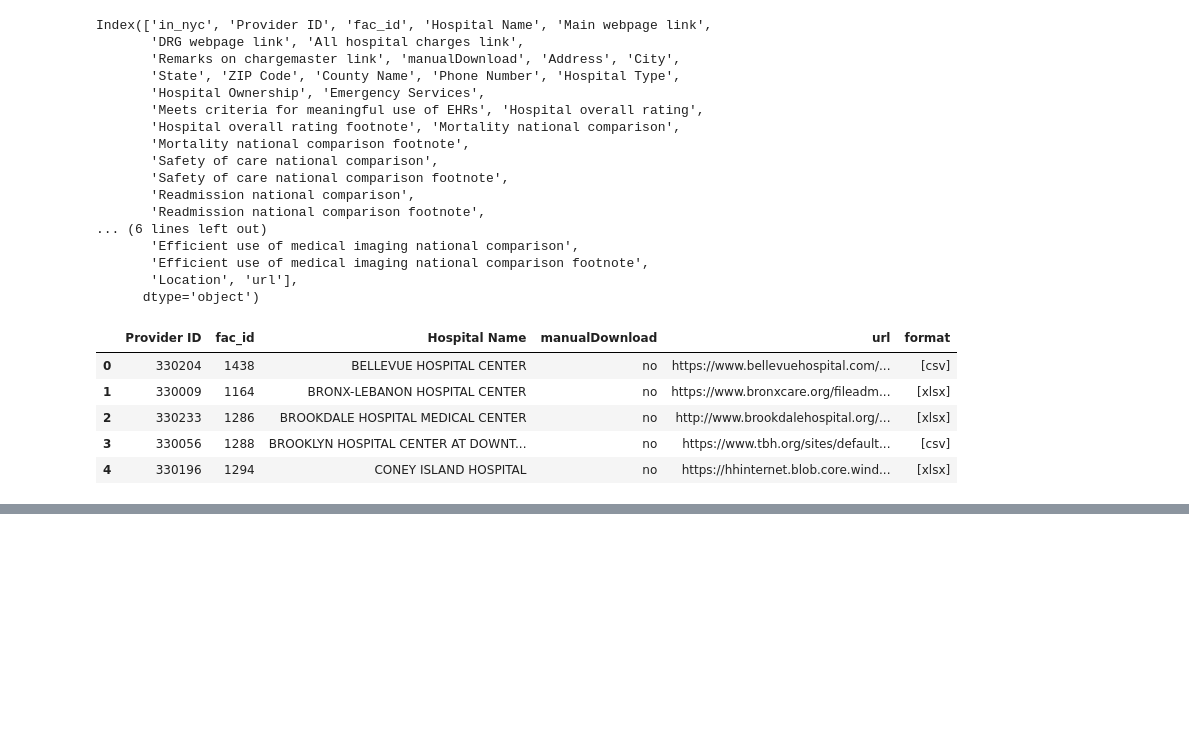
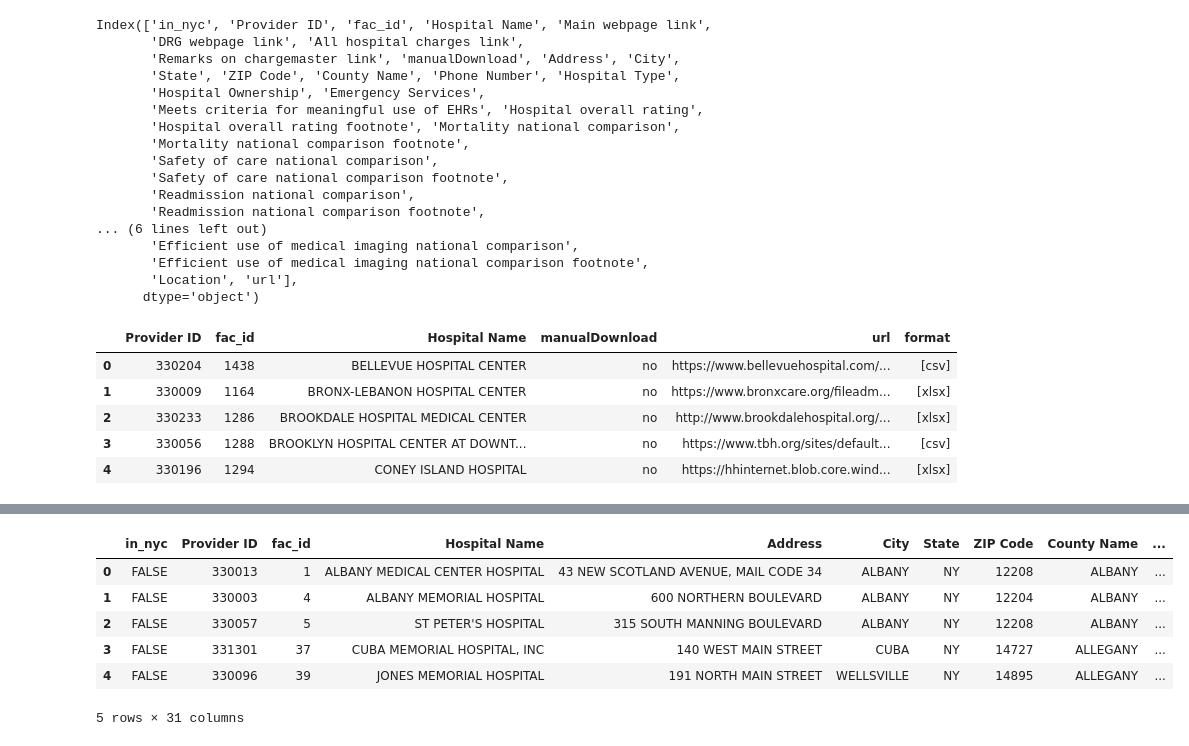
Before and after one commit to meiguan/nycHospitalPricing, a Jupyter notebook: 1_downloadHospitalMasterCharges.ipynb, the cells around one changed output, grey strips where cells are left out. Drawn from its saved outputs; the diff is of its cells as text; code cells hidden in the pictures; blank space fills up the shorter version.

```diff
--- a/1_downloadHospitalMasterCharges.ipynb
+++ b/1_downloadHospitalMasterCharges.ipynb
@@ -215,0 +226,10 @@ nysHospitals.to_csv('dataFiles/nysHealth/nysHospitalsProviderIdFacilityIdCrossWa
+# %%
+nysHospitals.head()
+# %% [output]
+|  | in_nyc | Provider ID | fac_id | Hospital Name | Address | City | State | ZIP Code | County Name | ... |
+| 0 | FALSE | 330013 | 1 | ALBANY MEDICAL CENTER HOSPITAL | 43 NEW SCOTLAND AVENUE, MAIL CODE 34 | ALBANY | NY | 12208 | ALBANY | ... |
+| 1 | FALSE | 330003 | 4 | ALBANY MEMORIAL HOSPITAL | 600 NORTHERN BOULEVARD | ALBANY | NY | 12204 | ALBANY | ... |
+| 2 | FALSE | 330057 | 5 | ST PETER'S HOSPITAL | 315 SOUTH MANNING BOULEVARD | ALBANY | NY | 12208 | ALBANY | ... |
+| 3 | FALSE | 331301 | 37 | CUBA MEMORIAL HOSPITAL, INC | 140 WEST MAIN STREET | CUBA | NY | 14727 | ALLEGANY | ... |
+| 4 | FALSE | 330096 | 39 | JONES MEMORIAL HOSPITAL | 191 NORTH MAIN STREET | WELLSVILLE | NY | 14895 | ALLEGANY | ... |
+5 rows × 31 columns
```
Also changed, not shown: parts of 4 cells of this notebook, 13 other files.
